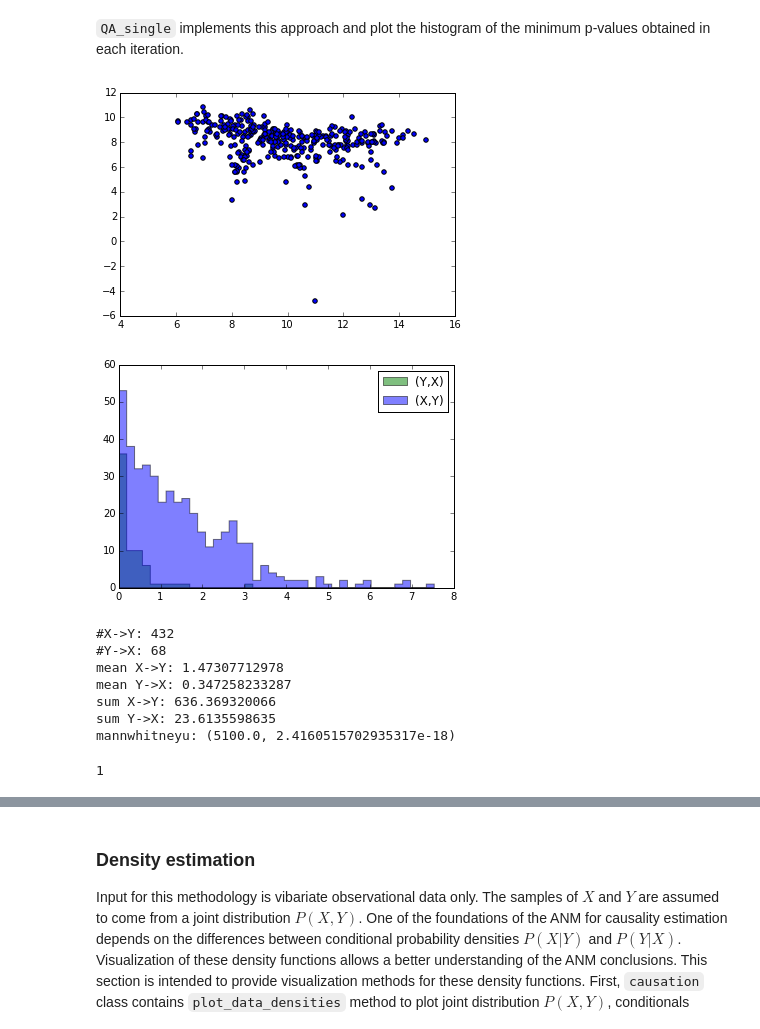
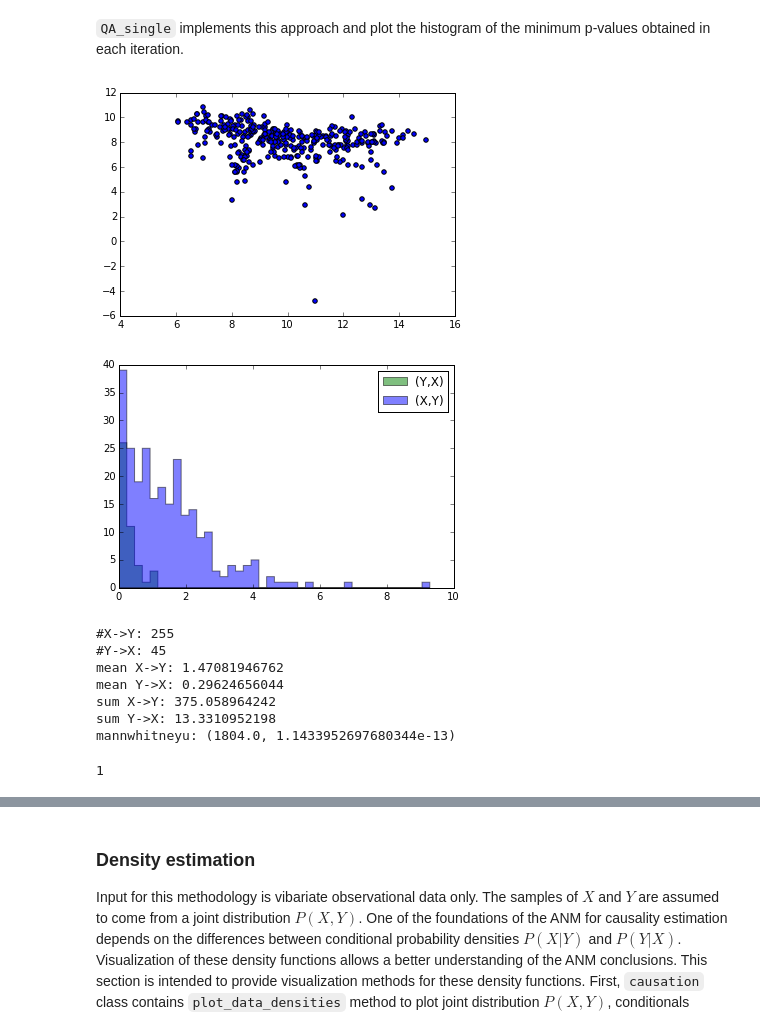
Before and after one commit to Suggestic/causation_engine, a Jupyter notebook: causationnb.ipynb, the cells around one changed output, grey strips where cells are left out. Drawn from its saved outputs; the diff is of its cells as text; code cells hidden in the pictures.

```diff
--- a/causationnb.ipynb
+++ b/causationnb.ipynb
@@ -74,15 +75,15 @@ AMM_bagging_causality_prediction(X,Y,steps=50,independence_criterion='HSIC',metr
 # %% [markdown]
 `QA_single` implements this approach and plot the histogram of the minimum p-values obtained in each iteration.
 # %%
-QA_single(steps=500,dataset_fn='pairs_dataset/pair0003.txt')
+QA_single(steps=300,dataset_fn='pairs_dataset/pair0003.txt')
 # %% [output]
 [figure]
-[figure, old version]
+[figure, new version]
-#X->Y: 432
-#Y->X: 68
-mean X->Y: 1.47307712978
-mean Y->X: 0.347258233287
-sum X->Y: 636.369320066
-sum Y->X: 23.6135598635
-mannwhitneyu: (5100.0, 2.4160515702935317e-18)
+#X->Y: 255
+#Y->X: 45
+mean X->Y: 1.47081946762
+mean Y->X: 0.29624656044
+sum X->Y: 375.058964242
+sum Y->X: 13.3310952198
+mannwhitneyu: (1804.0, 1.1433952697680344e-13)
 1
```
Also changed, not shown: parts of 6 cells of this notebook, 8 other files.
